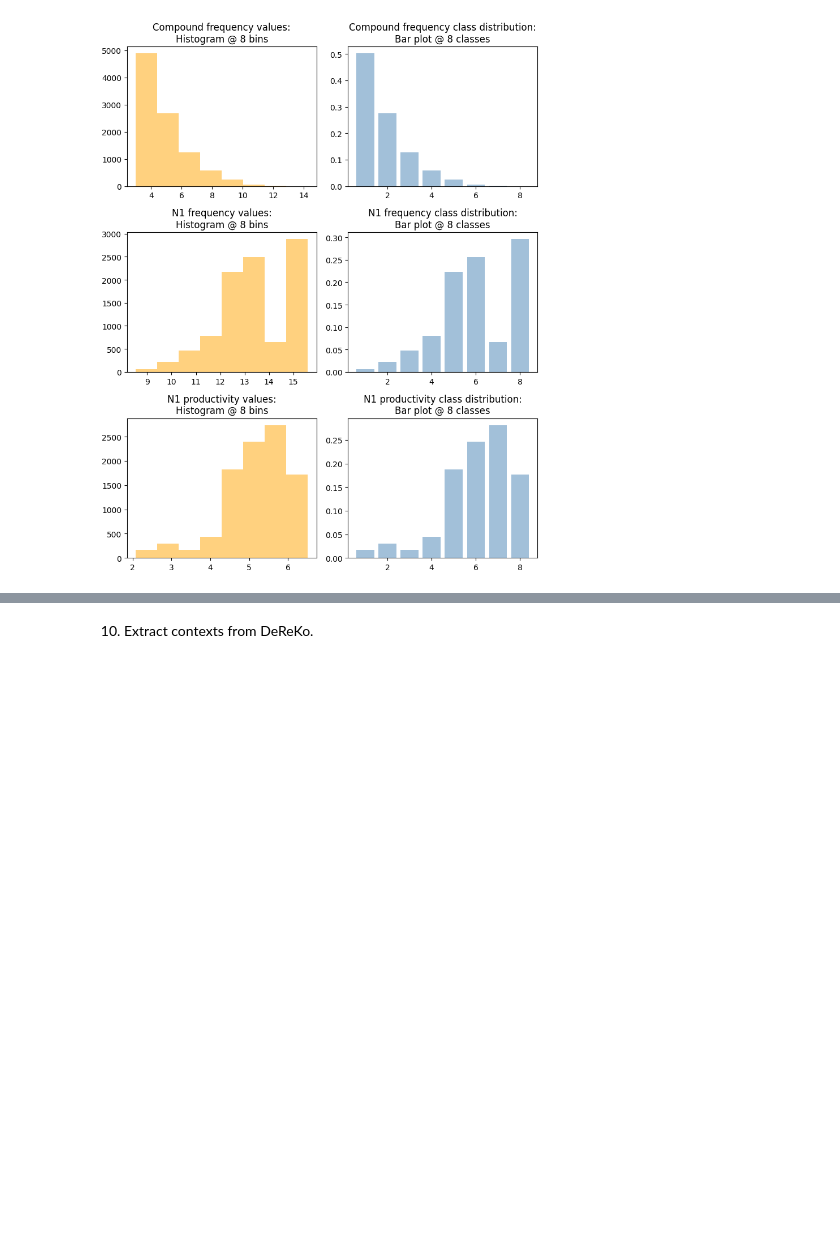
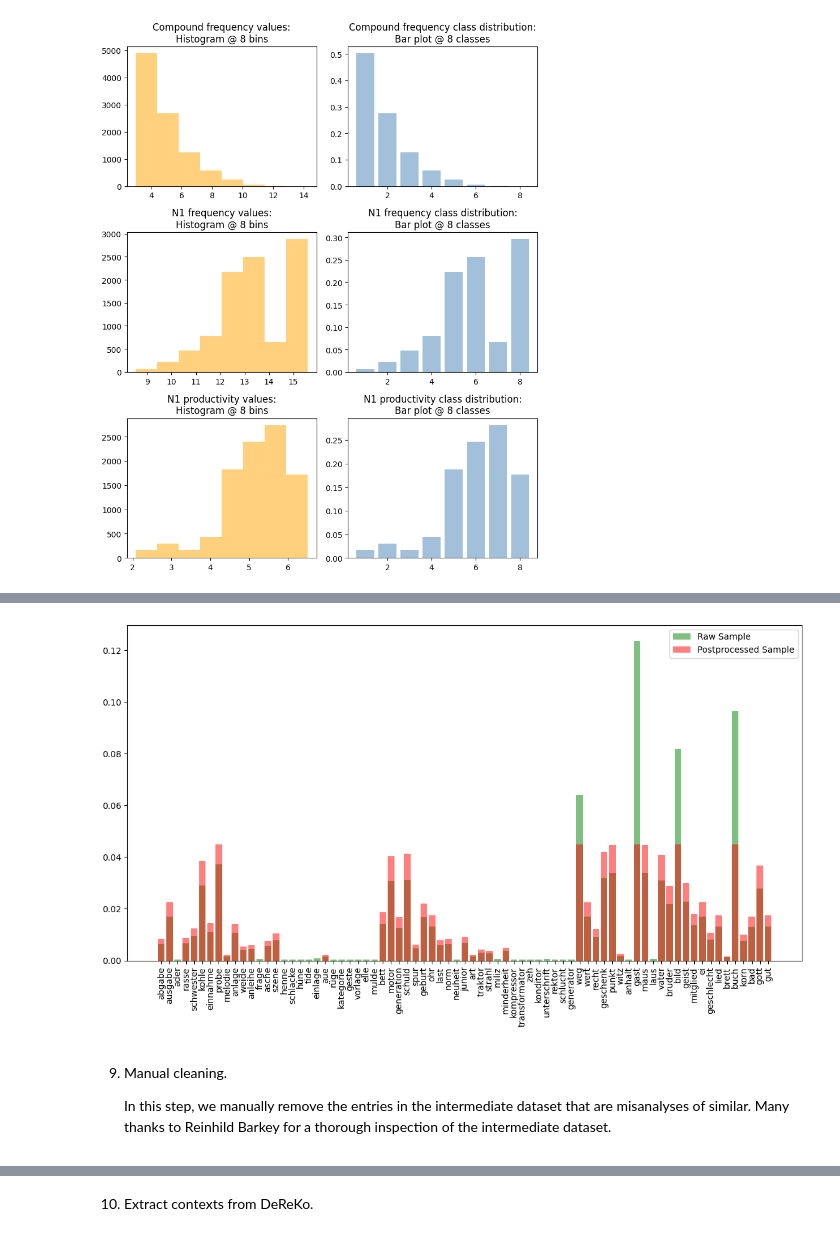
Before and after one commit to maxschmaltz/DieKonstraints, a Jupyter notebook: data_utils/prepare_gecodb_v07_pll_300er_sample.ipynb, the cells around one changed output, grey strips where cells are left out. Saved outputs shown, nothing was run; the diff lists cells and outputs as text; code cells hidden in the pictures; blank space fills up the shorter version.

```diff
--- a/data_utils/prepare_gecodb_v07_pll_300er_sample.ipynb
+++ b/data_utils/prepare_gecodb_v07_pll_300er_sample.ipynb
@@ -492,0 +544,25 @@ gecodb_v07pll_300er.drop(to_remove, inplace=True)
+# %%
+fig, ax = plt.subplots(figsize=(14, 7))
+
+n1_counts_0 = n1_counts_0 / n1_counts_0.sum()
+n1_counts_2 = pd.concat((
+    n1_counts_2,
+    pd.Series(0, index=list(
+            set(n1_counts_0.index) - set(n1_counts_2.index)
+        )
+    )
+))
+n1_counts_2 = n1_counts_2 / n1_counts_2.sum()
+
+ax.bar(n1_counts_0.index, n1_counts_0, color="green", alpha=0.5, label="Raw Sample")
+ax.bar(n1_counts_2.index, n1_counts_2, color="red", alpha=0.5, label="Postprocessed Sample")
+ax.legend()
+
+plt.xticks(rotation=90)
+plt.show()
+# %% [output]
+[figure, added]
+# %% [markdown]
+9. Manual cleaning.
+
+    In this step, we manually remove the entries in the intermediate dataset that are misanalyses of similar. Many thanks to Reinhild Barkey for a thorough inspection of the intermediate dataset.
```
Also changed, not shown: parts of 31 cells of this notebook, 3 other files.
